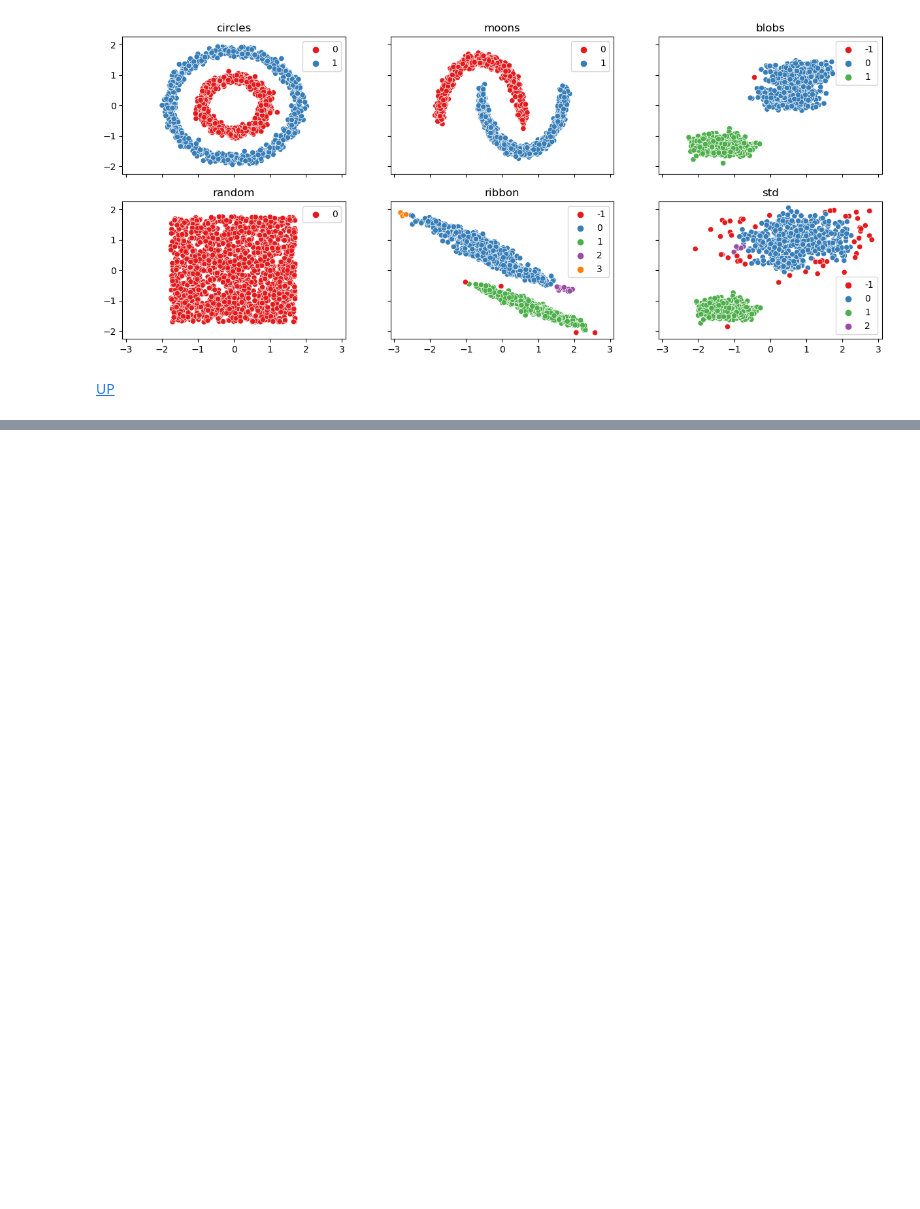
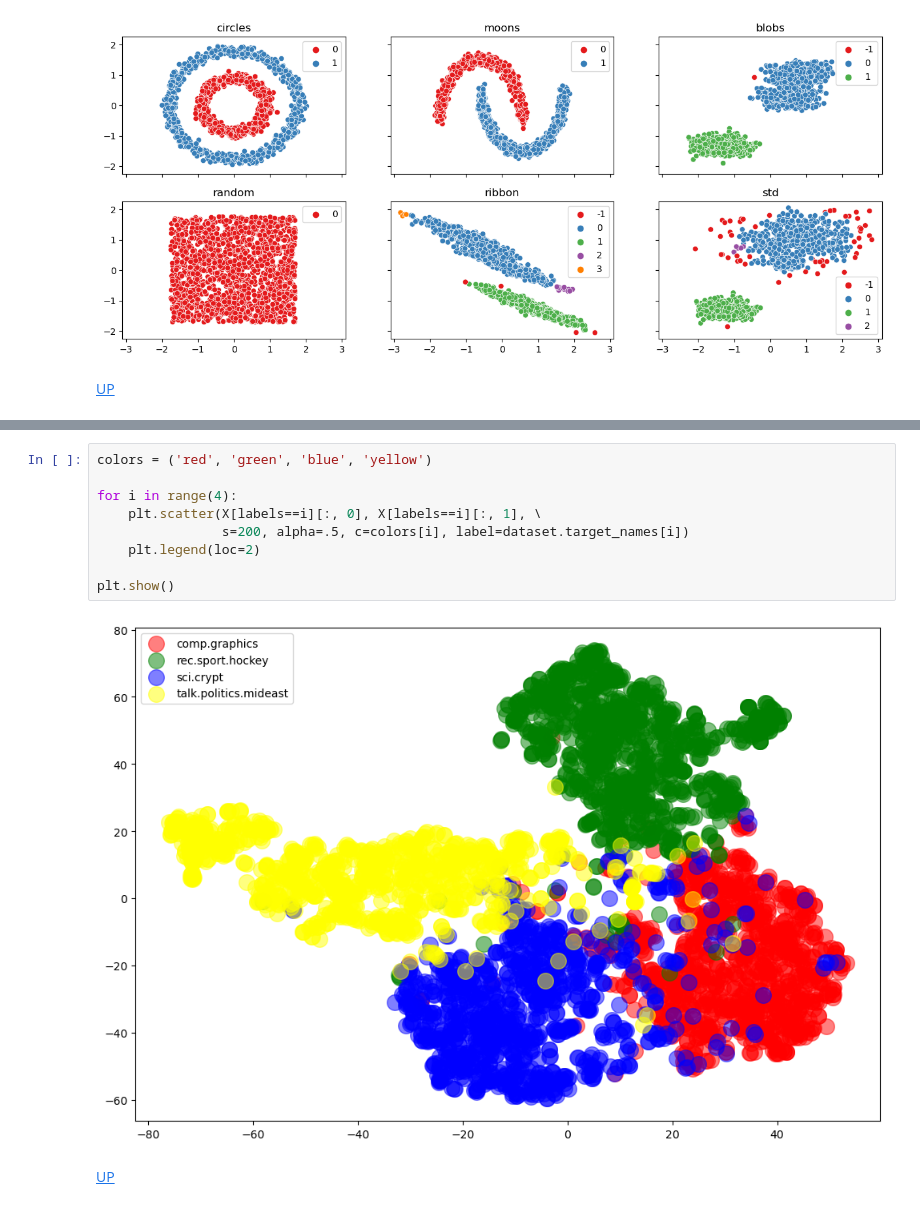
Before and after one commit to leopoldgerber/Machine-Learning, a Jupyter notebook: ML-7. Clustering.ipynb, the cells around one changed output, grey strips where cells are left out. Saved outputs shown, nothing was run; the diff lists cells and outputs as text; blank space fills up the shorter version.

```diff
--- a/ML-7. Clustering.ipynb
+++ b/ML-7. Clustering.ipynb
@@ -721,0 +812,13 @@ plt.show()
+# %%
+colors = ('red', 'green', 'blue', 'yellow')
+
+for i in range(4):
+    plt.scatter(X[labels==i][:, 0], X[labels==i][:, 1], \
+                s=200, alpha=.5, c=colors[i], label=dataset.target_names[i])
+    plt.legend(loc=2)
+
+plt.show()
+# %% [output]
+[figure, added]
+# %% [markdown]
+[UP](#toc)
```
Also changed, not shown: parts of 64 cells of this notebook.
